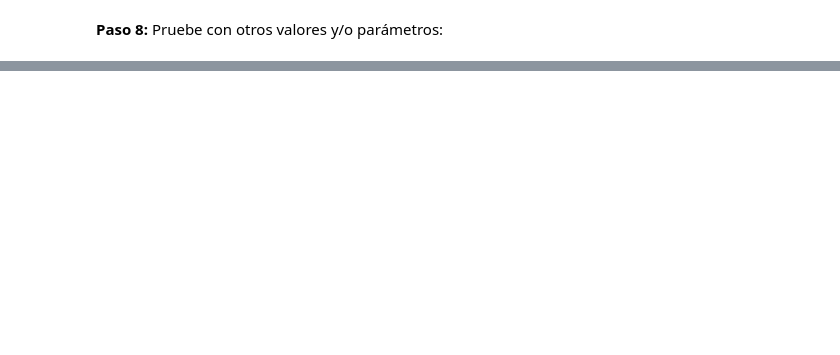
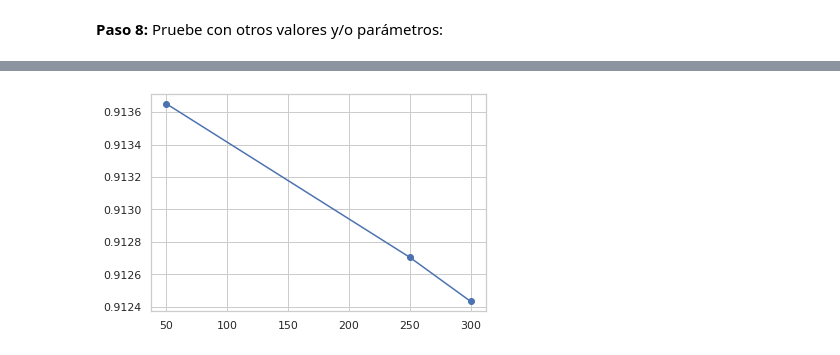
Before and after one commit to apachaii/apachaii-IIC3633-2020, a Jupyter notebook: 05_pyreclab_svd.ipynb, the cells around one changed output, grey strips where cells are left out. Cells and saved outputs as stored; diff of their text form; code cells hidden in the pictures; blank space fills up the shorter version.

```diff
--- a/05_pyreclab_svd.ipynb
+++ b/05_pyreclab_svd.ipynb
@@ -308,2 +377,23 @@ plt.show()
 # %% [markdown]
 **Paso 8:** Pruebe con otros valores y/o parámetros:
+# %%
+# Ejemplo
+factor_values = [50, 250, 300] # definir distintos numeros de factores
+mae_values = [] # para almacenar resultados de MAP
+rmse_values = [] # para almacenar valores de NDCG
+
+for f in factor_values:
+  svd.train(factors=f, maxiter=50, lr=0.01, lamb=0.1)
+
+  predlist, mae, rmse = svd.test(input_file='u2.test',
+                                 dlmchar=b'\t',
+                                 header=False,
+                                 usercol=0,
+                                 itemcol=1,
+                                 ratingcol=2)
+
+  mae_values.append(mae)
+  rmse_values.append(rmse)
+
+print(mae_values)
+print(rmse_values)
@@ -309,0 +408,5 @@ plt.show()
+# %%
+plt.plot(factor_values, rmse_values, 'bo-')
+plt.show()
+# %% [output]
+[figure, added]
```
Also changed, not shown: parts of 17 cells of this notebook.
